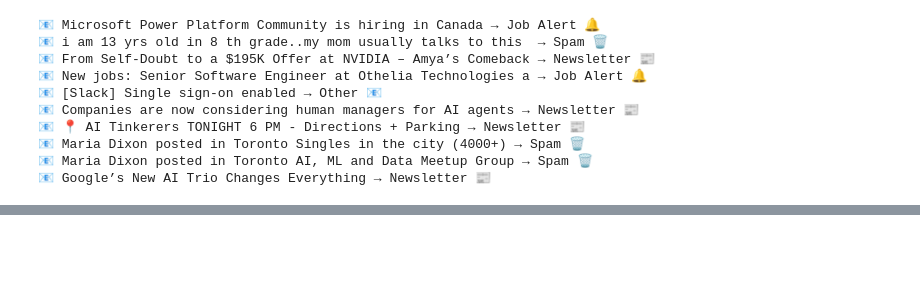
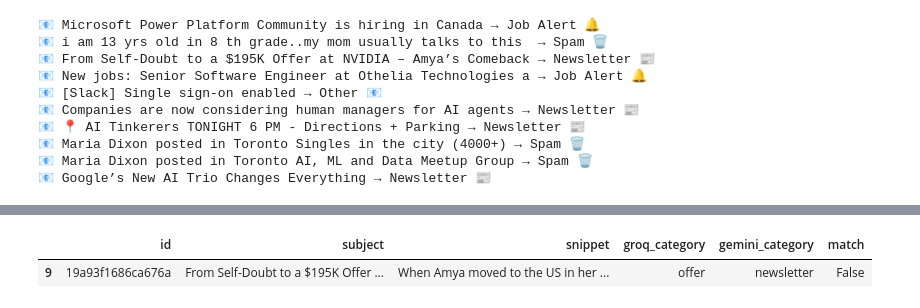
Before and after one commit to abhi526691/Email-Agent, a Jupyter notebook: Notebooks/llm_prototype.ipynb, the cells around one changed output, grey strips where cells are left out. Cells and saved outputs as stored; diff of their text form; code cells hidden in the pictures; blank space fills up the shorter version.

```diff
--- a/Notebooks/llm_prototype.ipynb
+++ b/Notebooks/llm_prototype.ipynb
@@ -590,0 +933,7 @@ categorized_emails = categorizer.categorize(emails)
+# %%
+import pandas as pd
+df = pd.read_csv("email_model_comparison_2025-11-17_20-12-39.csv")
+df[df["groq_category"] == "offer"]
+# %% [output]
+|  | id | subject | snippet | groq_category | gemini_category | match |
+| 9 | 19a93f1686ca676a | From Self-Doubt to a $195K Offer ... | When Amya moved to the US in her ... | offer | newsletter | False |
```
Also changed, not shown: parts of 14 cells of this notebook, 1 other file.
